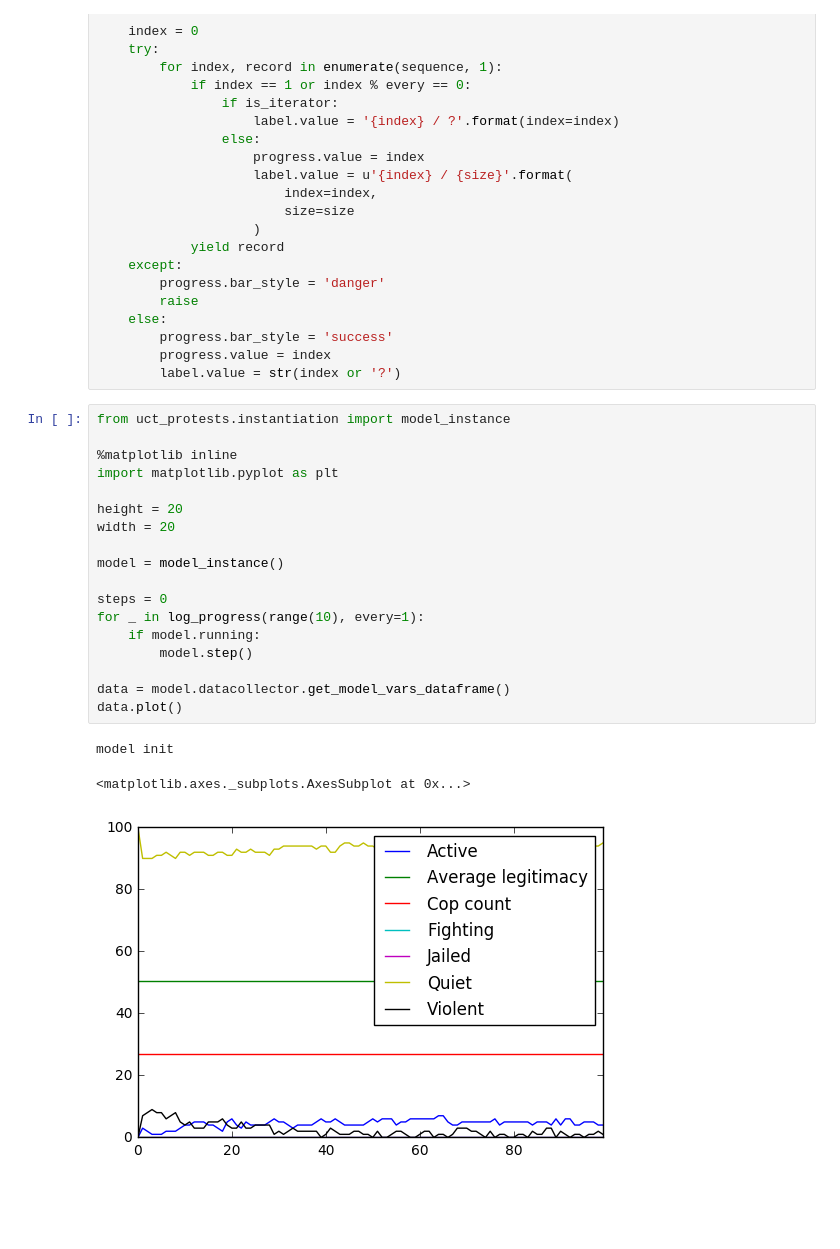
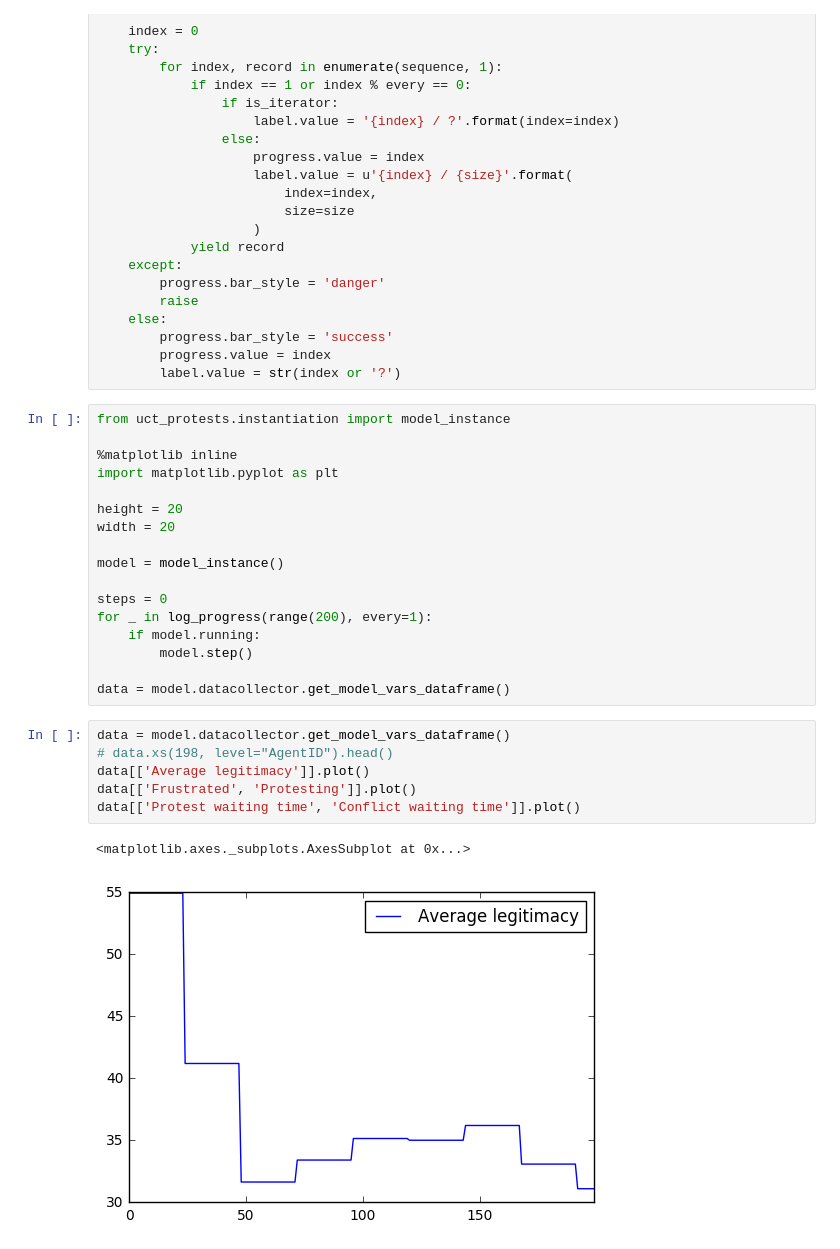
Before and after one commit to JoshBroomberg/uct_abm, a Jupyter notebook: abm/UCT Analysis.ipynb, the cells around one changed output. Saved outputs shown, nothing was run; the diff lists cells and outputs as text; blank space fills up the shorter version.

Commit message:
model stable

```diff
--- a/abm/UCT Analysis.ipynb
+++ b/abm/UCT Analysis.ipynb
@@ -59,13 +59,17 @@ width = 20
 model = model_instance()
 
 steps = 0
-for _ in log_progress(range(10), every=1):
+for _ in log_progress(range(200), every=1):
     if model.running:
         model.step()
 
 data = model.datacollector.get_model_vars_dataframe()
-data.plot()
-# %% [output]
-model init
-<matplotlib.axes._subplots.AxesSubplot at 0x...>
-[figure, removed]
+# %%
+data = model.datacollector.get_model_vars_dataframe()
+# data.xs(198, level="AgentID").head()
+data[['Average legitimacy']].plot()
+data[['Frustrated', 'Protesting']].plot()
+data[['Protest waiting time', 'Conflict waiting time']].plot()
+# %% [output]
+<matplotlib.axes._subplots.AxesSubplot at 0x...>
+[figure, added]
```
Also changed, not shown: parts of 2 cells of this notebook, 5 other files.
